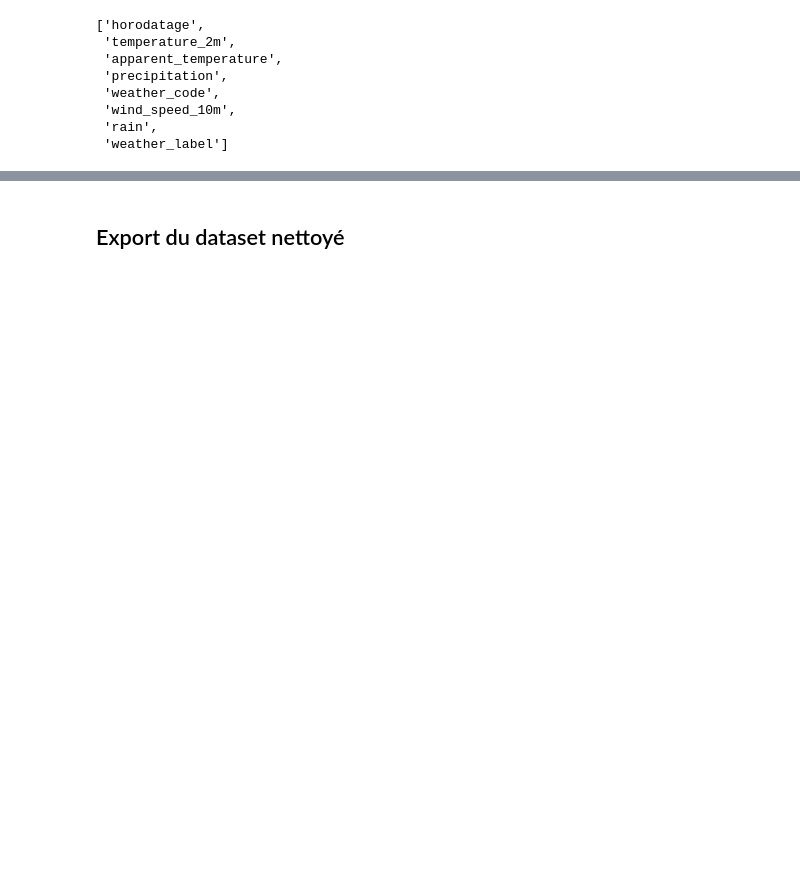
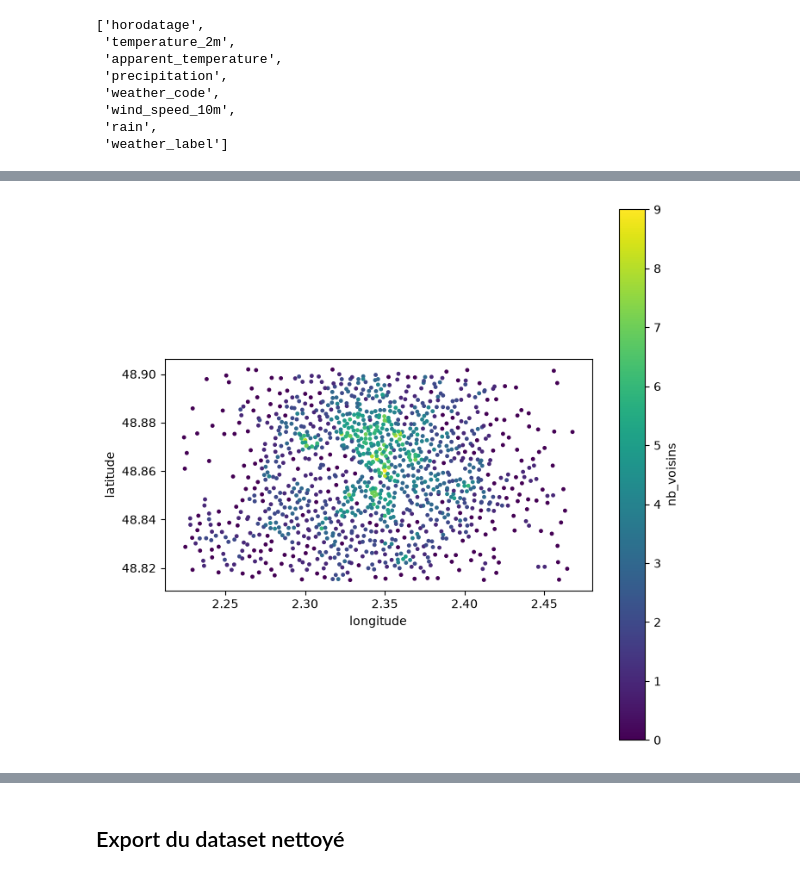
Before and after one commit to PorcherLeo/ProjetDataScience, a Jupyter notebook: 01-exploration.ipynb, the cells around one changed output, grey strips where cells are left out. Cells and saved outputs as stored; diff of their text form; code cells hidden in the pictures; blank space fills up the shorter version.

```diff
--- a/01-exploration.ipynb
+++ b/01-exploration.ipynb
@@ -441,0 +469,12 @@ df[cols_num] = df[cols_num].apply(pd.to_numeric, errors="coerce").astype("float6
+# %%
+# Utilisation
+stations = table_stations(df)
+paires = stations_voisines(stations, rayon_m=300)
+
+stations["nb_voisins"] = (
+    stations["station_code"].map(paires["station_code"].value_counts()).fillna(0).astype(int)
+)
+
+print(f"{len(paires):,} paires de voisines")
+print(stations["nb_voisins"].describe())
+print((stations["nb_voisins"] == 0).sum(), "stations sans voisine")
@@ -441,0 +493,8 @@ df[cols_num] = df[cols_num].apply(pd.to_numeric, errors="coerce").astype("float6
+# %%
+# Voir le résultat sur une carte
+ax = stations.plot.scatter(
+    x="longitude", y="latitude", c="nb_voisins", cmap="viridis", s=6, figsize=(8, 8)
+)
+ax.set_aspect(1 / np.cos(np.radians(48.86)))
+# %% [output]
+[figure, added]
```
Also changed, not shown: parts of 32 cells of this notebook.
